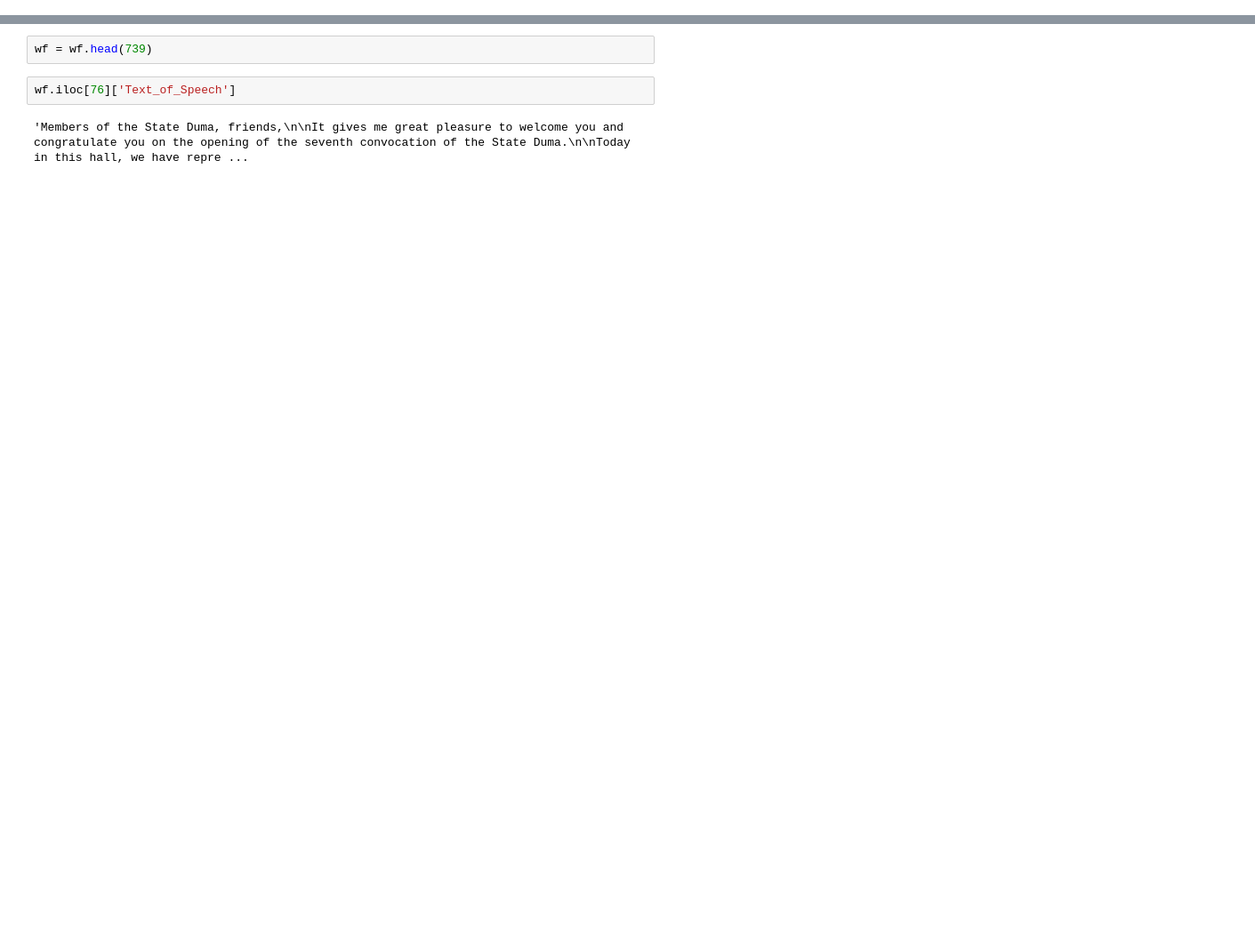
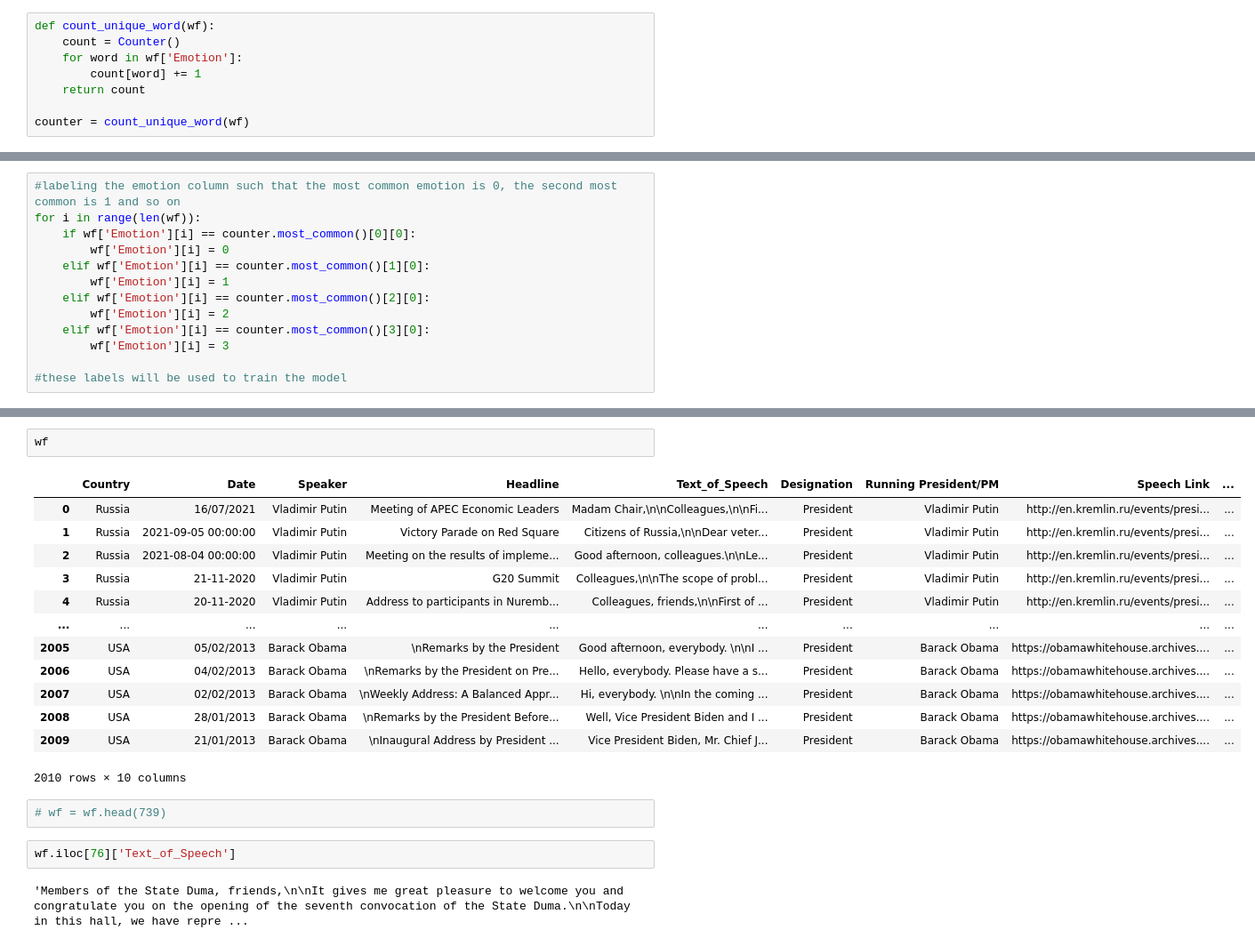
Before and after one commit to YashiDev556/politician-speech-classification, a Jupyter notebook: internationalpoliticianspeechclassifier.ipynb, the cells around one changed output, grey strips where cells are left out. Shown at 89% size. Cells and saved outputs as stored; diff of their text form; blank space fills up the shorter version.

```diff
--- a/internationalpoliticianspeechclassifier.ipynb
+++ b/internationalpoliticianspeechclassifier.ipynb
@@ -21,0 +35,8 @@ To enable the following instructions: AVX2 AVX512F AVX512_VNNI FMA, in other ope
+# %%
+def count_unique_word(wf):
+    count = Counter()
+    for word in wf['Emotion']:
+        count[word] += 1
+    return count
+
+counter = count_unique_word(wf)
@@ -21,0 +47,13 @@ To enable the following instructions: AVX2 AVX512F AVX512_VNNI FMA, in other ope
+# %%
+#labeling the emotion column such that the most common emotion is 0, the second most common is 1 and so on
+for i in range(len(wf)):
+    if wf['Emotion'][i] == counter.most_common()[0][0]:
+        wf['Emotion'][i] = 0
+    elif wf['Emotion'][i] == counter.most_common()[1][0]:
+        wf['Emotion'][i] = 1
+    elif wf['Emotion'][i] == counter.most_common()[2][0]:
+        wf['Emotion'][i] = 2
+    elif wf['Emotion'][i] == counter.most_common()[3][0]:
+        wf['Emotion'][i] = 3
+
+#these labels will be used to train the model
@@ -22,5 +78,21 @@ To enable the following instructions: AVX2 AVX512F AVX512_VNNI FMA, in other ope
+# %%
+wf
+# %% [output]
+|  | Country | Date | Speaker | Headline | Text_of_Speech | Designation | Running President/PM | Speech Link | ... |
+| 0 | Russia | 16/07/2021 | Vladimir Putin | Meeting of APEC Economic Leaders | Madam Chair,\n\nColleagues,\n\nFi... | President | Vladimir Putin | http://en.kremlin.ru/events/presi... | ... |
+| 1 | Russia | 2021-09-05 00:00:00 | Vladimir Putin | Victory Parade on Red Square | Citizens of Russia,\n\nDear veter... | President | Vladimir Putin | http://en.kremlin.ru/events/presi... | ... |
+| 2 | Russia | 2021-08-04 00:00:00 | Vladimir Putin | Meeting on the results of impleme... | Good afternoon, colleagues.\n\nLe... | President | Vladimir Putin | http://en.kremlin.ru/events/presi... | ... |
+| 3 | Russia | 21-11-2020 | Vladimir Putin | G20 Summit | Colleagues,\n\nThe scope of probl... | President | Vladimir Putin | http://en.kremlin.ru/events/presi... | ... |
+| 4 | Russia | 20-11-2020 | Vladimir Putin | Address to participants in Nuremb... | Colleagues, friends,\n\nFirst of ... | President | Vladimir Putin | http://en.kremlin.ru/events/presi... | ... |
+| ... | ... | ... | ... | ... | ... | ... | ... | ... | ... |
+| 2005 | USA | 05/02/2013 | Barack Obama | \nRemarks by the President | Good afternoon, everybody. \n\nI ... | President | Barack Obama | https://obamawhitehouse.archives.... | ... |
+| 2006 | USA | 04/02/2013 | Barack Obama | \nRemarks by the President on Pre... | Hello, everybody. Please have a s... | President | Barack Obama | https://obamawhitehouse.archives.... | ... |
+| 2007 | USA | 02/02/2013 | Barack Obama | \nWeekly Address: A Balanced Appr... | Hi, everybody. \n\nIn the coming ... | President | Barack Obama | https://obamawhitehouse.archives.... | ... |
+| 2008 | USA | 28/01/2013 | Barack Obama | \nRemarks by the President Before... | Well, Vice President Biden and I ... | President | Barack Obama | https://obamawhitehouse.archives.... | ... |
+| 2009 | USA | 21/01/2013 | Barack Obama | \nInaugural Address by President ... | Vice President Biden, Mr. Chief J... | President | Barack Obama | https://obamawhitehouse.archives.... | ... |
+2010 rows × 10 columns
 # %%
-wf = wf.head(739)
+# wf = wf.head(739)
 # %%
 wf.iloc[76]['Text_of_Speech']
 # %% [output]
```
Also changed, not shown: parts of 29 cells of this notebook, 2 other files.
